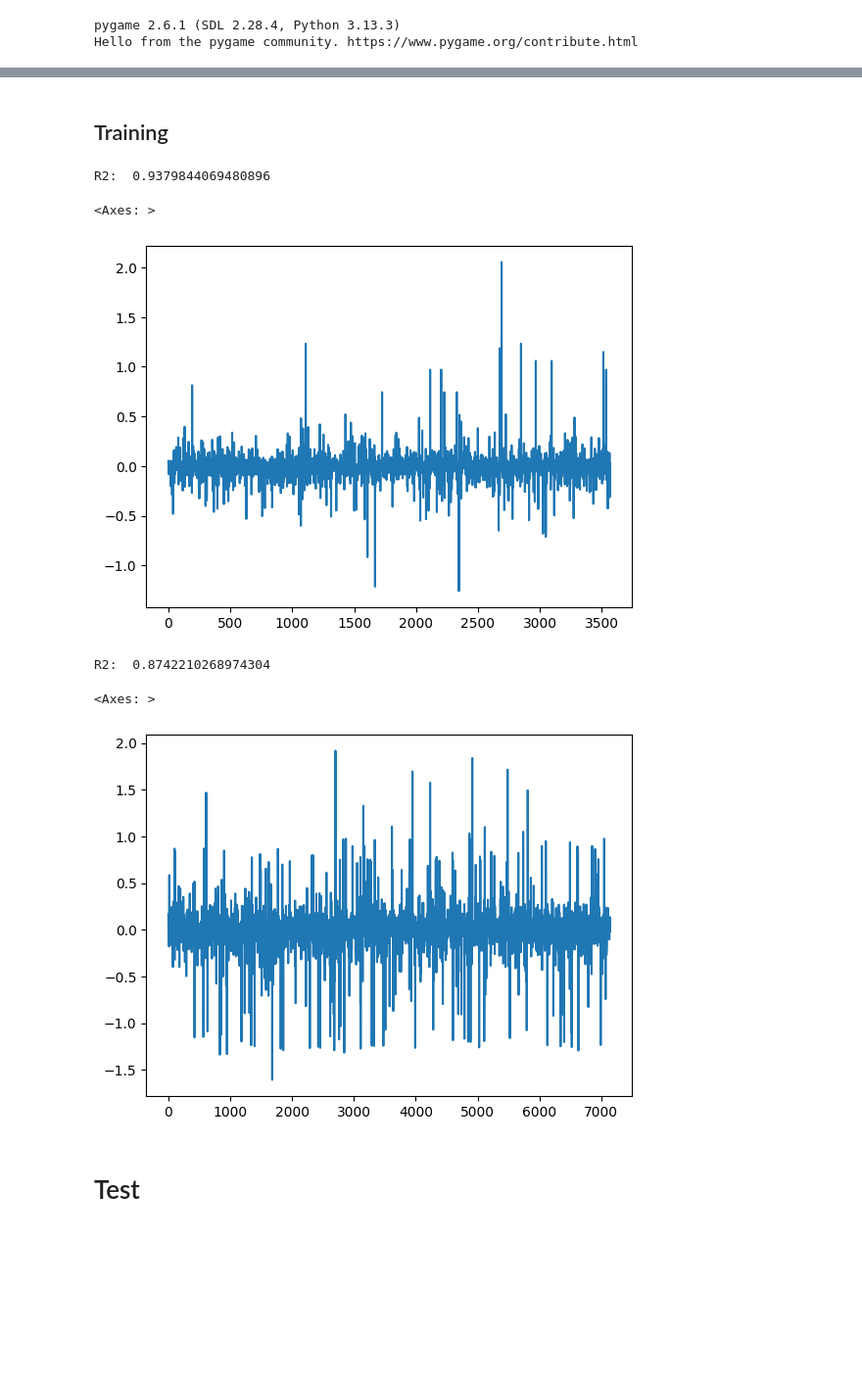
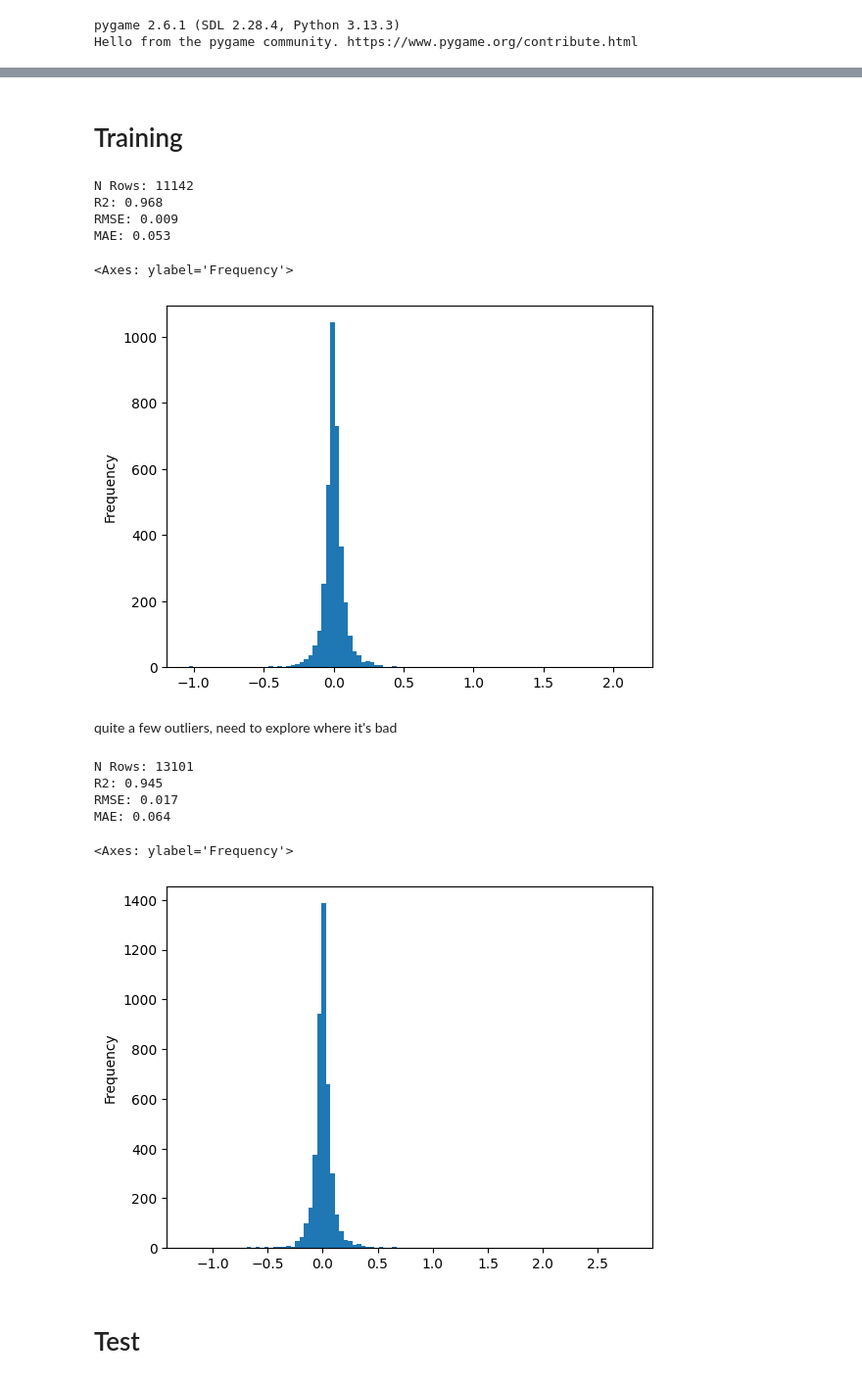
Before and after one commit to andmck1/ai-project, a Jupyter notebook: xgboost-experiments.ipynb, the cells around one changed output, grey strips where cells are left out. Shown at 98% size. Cells and saved outputs as stored; diff of their text form; code cells hidden in the pictures; blank space fills up the shorter version.

```diff
--- a/xgboost-experiments.ipynb
+++ b/xgboost-experiments.ipynb
@@ -41,3 +99,3 @@ from tqdm import tqdm
 # %% [markdown]
-## Training
+# Training
 # %%
@@ -104,16 +159,24 @@ X_train, X_test, y_train, y_test = train_test_split(data[x_cols], data[y_col], t
 mdl = XGBRegressor(n_estimators=100)
 mdl.fit(X_train, y_train)
 predictions = mdl.predict(X_test)
-print("R2: ", r2_score(y_test, predictions))
-pd.Series(y_test.values.reshape(-1)-predictions).plot()
+print(f"N Rows: {len(data)}")
+print(f"R2: {r2_score(y_test, predictions):.3f}")
+print(f"RMSE: {mean_squared_error(y_test, predictions):.3f}")
+print(f"MAE: {mean_absolute_error(y_test, predictions):.3f}")
+pd.Series(y_test.values.reshape(-1)-predictions).plot(kind='hist', bins=100)
 # %% [output]
-R2:  0.9379844069480896
+N Rows: 11142
+R2: 0.968
+RMSE: 0.009
+MAE: 0.053
-<Axes: >
+<Axes: ylabel='Frequency'>
-[figure, old version]
+[figure, new version]
+# %% [markdown]
+quite a few outliers, need to explore where it's bad
 # %%
-RANDOM_MOVE_RATE = 0.1
-num_episodes = 200
-MAX_STEPS = 50
+RANDOM_MOVE_RATE = 0.00
+num_episodes = 20
+MAX_STEPS = 1000
 for i_episode in tqdm(range(num_episodes), ncols=100, position=0, leave=False):
     screen = Screen(is_draw_enabled=False)
     game = Game(
@@ -131,15 +194,10 @@ for i_episode in tqdm(range(num_episodes), ncols=100, position=0, leave=False):
         game.training_ai_frame()
         for snake_idx in range(2):
 
-            row = {k: 0 for k in data.columns}
             state = game.training_ai_get_current_snake_state()
             input_rows = []
             for direction in list(Direction):
-                input_row = {k: 0 for k in data_cols}
-                for i in range(len(state)-1):
-                    input_row[i] = state[i]
-                input_row[f"current_{state[4].name}"] = 1
-                input_row[f"input_{direction.name}"] = 1
+                input_row = create_input_row(snake_idx, state, reward, direction, data.columns)
                 input_rows.append(input_row)
             input_rows = pd.DataFrame(input_rows).drop("reward", axis=1)
 
@@ -150,11 +208,7 @@ for i_episode in tqdm(range(num_episodes), ncols=100, position=0, leave=False):
 
             observation, reward, game_over = game.training_ai_step(direction)
 
-            for i in range(len(state)-1):
-                row[i] = state[i]
-            row[f"current_{state[4].name}"] = 1
-            row[f"input_{direction.name}"] = 1
-            row["reward"] = reward
+            row = create_input_row(snake_idx, state, reward, direction, data.columns)
 
             if len(data) > 0:
                 data = pd.concat([data, pd.DataFrame([row])], ignore_index=True)
@@ -168,26 +222,33 @@ for i_episode in tqdm(range(num_episodes), ncols=100, position=0, leave=False):
         if game_over:
             break
 # %%
-N_UPSAMPLES = 0
+N_UPSAMPLES = 2
 
 x_cols = [col for col in data.columns if col != "reward"]
 y_col = ["reward"]
 best_rewards_index = data[(data[y_col[0]] == 1.0)].index
 
 upsampled_data = data.copy(deep=True)
 for i in range(N_UPSAMPLES):
-    upsampled_data = pd.concat([data, data.iloc[best_rewards_index]], ignore_index=True)
+    upsampled_data = pd.concat([data, upsampled_data.iloc[best_rewards_index]], ignore_index=True)
+# upsampled_data = upsampled_data.sample(10_000)
 
 X_train, X_test, y_train, y_test = train_test_split(upsampled_data[x_cols], upsampled_data[y_col], test_size=0.33, shuffle=True)
-mdl = XGBRegressor(n_estimators=200)
+mdl = XGBRegressor(n_estimators=100)
 mdl.fit(X_train, y_train)
 predictions = mdl.predict(X_test)
-print("R2: ", r2_score(y_test, predictions))
-pd.Series(y_test.values.reshape(-1)-predictions).plot()
+print(f"N Rows: {len(data)}")
+print(f"R2: {r2_score(y_test, predictions):.3f}")
+print(f"RMSE: {mean_squared_error(y_test, predictions):.3f}")
+print(f"MAE: {mean_absolute_error(y_test, predictions):.3f}")
+pd.Series(y_test.values.reshape(-1)-predictions).plot(kind='hist', bins=100)
 # %% [output]
-R2:  0.8742210268974304
+N Rows: 13101
+R2: 0.945
+RMSE: 0.017
+MAE: 0.064
-<Axes: >
+<Axes: ylabel='Frequency'>
-[figure, old version]
+[figure, new version]
 # %% [markdown]
 # Test
 # %%
```
Also changed, not shown: parts of 18 cells of this notebook, 6 other files.
